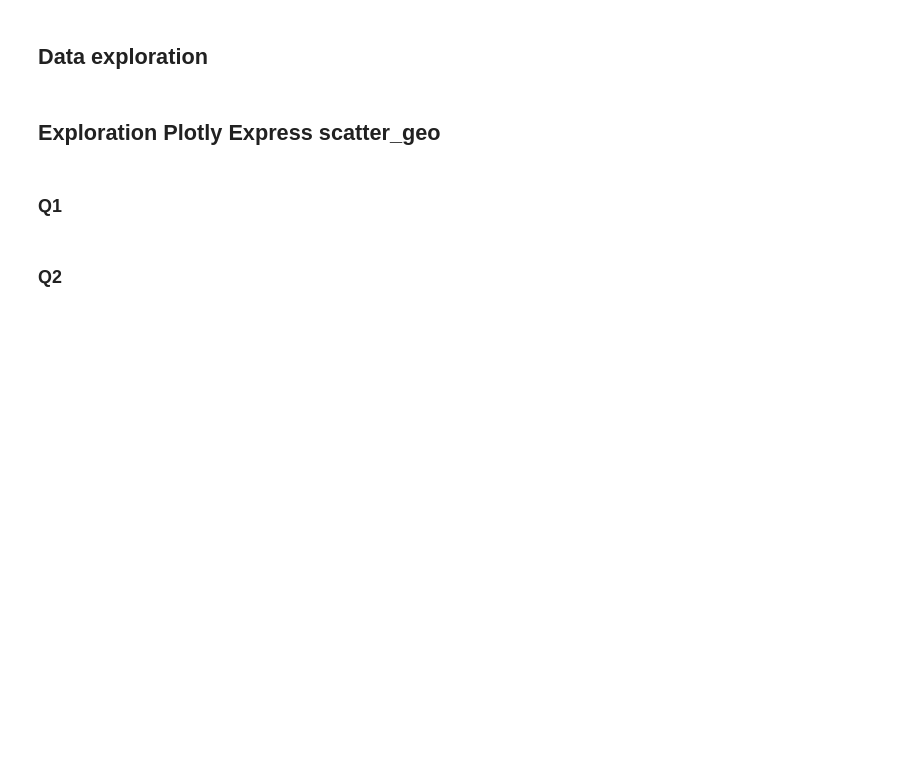
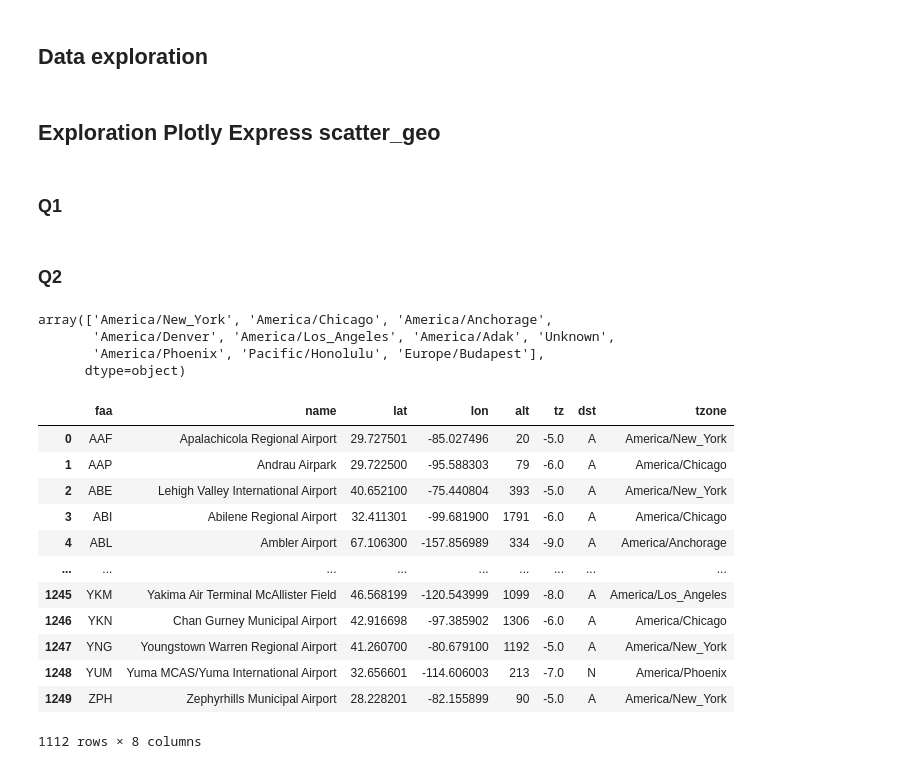
Before and after one commit to Simonwdb/DataEngineering, a Jupyter notebook: start.ipynb, the cells around one changed output. Cells and saved outputs as stored; diff of their text form; code cells hidden in the pictures; blank space fills up the shorter version.

Commit message:
added example of making america DataFrame

```diff
--- a/start.ipynb
+++ b/start.ipynb
@@ -37,6 +37,29 @@ fig = px.scatter_geo(df, lat='lat', lon='lon', hover_name='name', color='tzone')
 fig.show()
 # %% [markdown]
 ### Q2
+# %%
+df['tzone'].unique()
+# %% [output]
+array(['America/New_York', 'America/Chicago', 'America/Anchorage',
+       'America/Denver', 'America/Los_Angeles', 'America/Adak', 'Unknown',
+       'America/Phoenix', 'Pacific/Honolulu', 'Europe/Budapest'],
+      dtype=object)
+# %%
+df[df['tzone'].str.startswith('America')]
+# %% [output]
+|  | faa | name | lat | lon | alt | tz | dst | tzone |
+| 0 | AAF | Apalachicola Regional Airport | 29.727501 | -85.027496 | 20 | -5.0 | A | America/New_York |
+| 1 | AAP | Andrau Airpark | 29.722500 | -95.588303 | 79 | -6.0 | A | America/Chicago |
+| 2 | ABE | Lehigh Valley International Airport | 40.652100 | -75.440804 | 393 | -5.0 | A | America/New_York |
+| 3 | ABI | Abilene Regional Airport | 32.411301 | -99.681900 | 1791 | -6.0 | A | America/Chicago |
+| 4 | ABL | Ambler Airport | 67.106300 | -157.856989 | 334 | -9.0 | A | America/Anchorage |
+| ... | ... | ... | ... | ... | ... | ... | ... | ... |
+| 1245 | YKM | Yakima Air Terminal McAllister Field | 46.568199 | -120.543999 | 1099 | -8.0 | A | America/Los_Angeles |
+| 1246 | YKN | Chan Gurney Municipal Airport | 42.916698 | -97.385902 | 1306 | -6.0 | A | America/Chicago |
+| 1247 | YNG | Youngstown Warren Regional Airport | 41.260700 | -80.679100 | 1192 | -5.0 | A | America/New_York |
+| 1248 | YUM | Yuma MCAS/Yuma International Airport | 32.656601 | -114.606003 | 213 | -7.0 | N | America/Phoenix |
+| 1249 | ZPH | Zephyrhills Municipal Airport | 28.228201 | -82.155899 | 90 | -5.0 | A | America/New_York |
+1112 rows × 8 columns
 # %%
 america_df = df[df['tzone'].str.startswith('America')]
 # %%
```
